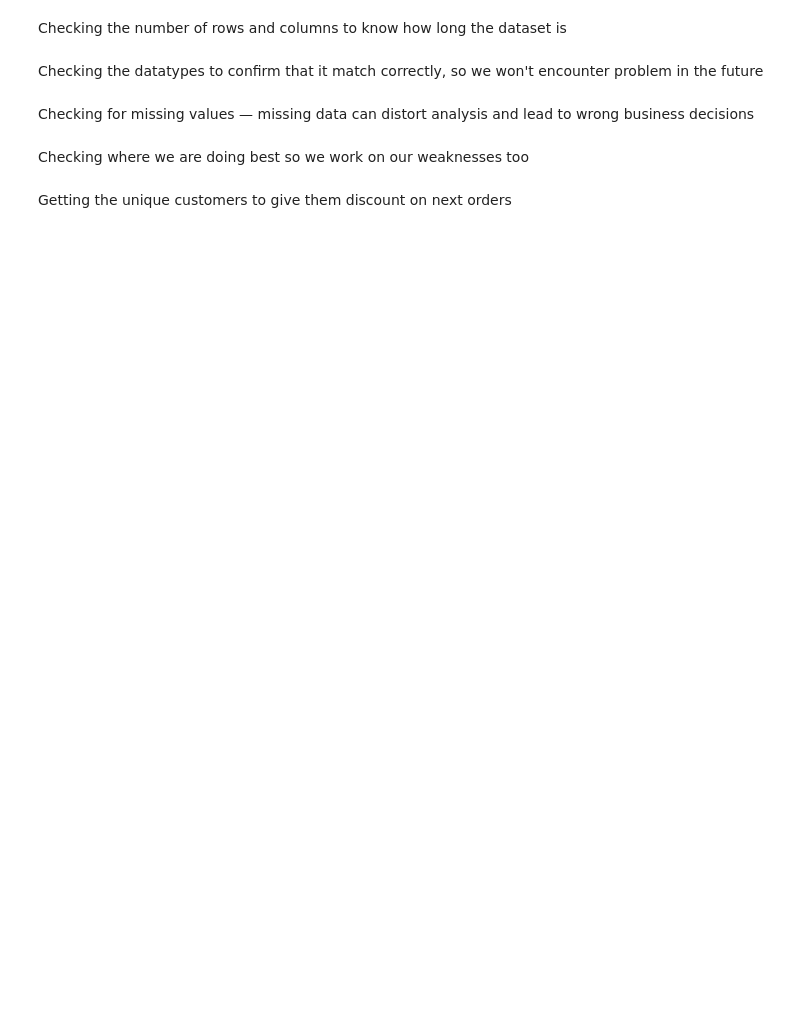
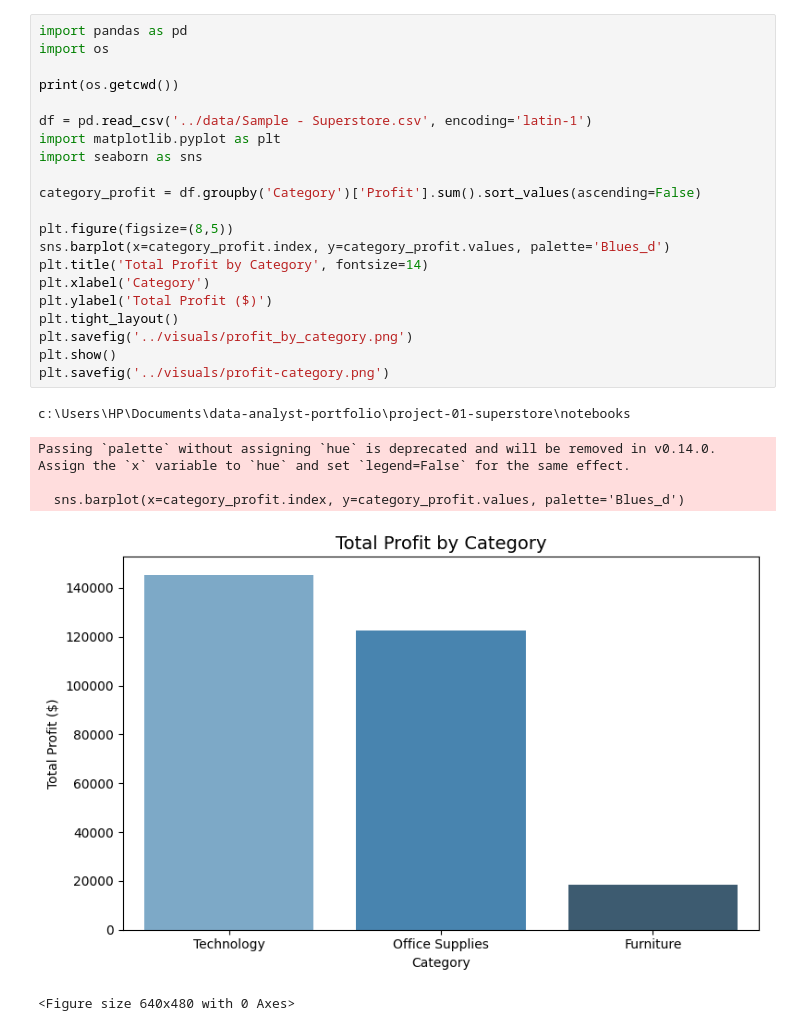
Before and after one commit to Sunday11488/data-analyst-portfolio, a Jupyter notebook: project-01-superstore/notebooks/analysis.ipynb, the cells around one changed output. Drawn from its saved outputs; the diff is of its cells as text; blank space fills up the shorter version.

Commit message:
Explained everything about the project

```diff
--- a/project-01-superstore/notebooks/analysis.ipynb
+++ b/project-01-superstore/notebooks/analysis.ipynb
@@ -5,10 +1,28 @@ Analyzing sales data to understand business performance and identify opportuniti
-# %% [markdown]
-Checking the number of rows and columns to know how long the dataset is
-# %% [markdown]
-Checking the datatypes to confirm that it match correctly, so we won't encounter problem in the future
-# %% [markdown]
-Checking for missing values — missing data can distort analysis and lead to wrong business decisions
-# %% [markdown]
-Checking where we are doing best so we work on our weaknesses too
-# %% [markdown]
-Getting the unique customers to give them discount on next orders
+# %%
+import pandas as pd
+import os
+
+print(os.getcwd())
+
+df = pd.read_csv('../data/Sample - Superstore.csv', encoding='latin-1')
+import matplotlib.pyplot as plt
+import seaborn as sns
+
+category_profit = df.groupby('Category')['Profit'].sum().sort_values(ascending=False)
+
+plt.figure(figsize=(8,5))
+sns.barplot(x=category_profit.index, y=category_profit.values, palette='Blues_d')
+plt.title('Total Profit by Category', fontsize=14)
+plt.xlabel('Category')
+plt.ylabel('Total Profit ($)')
+plt.tight_layout()
+plt.savefig('../visuals/profit_by_category.png')
+plt.show()
+plt.savefig('../visuals/profit-category.png')
+# %% [output]
+c:\Users\HP\Documents\data-analyst-portfolio\project-01-superstore\notebooks
+Passing `palette` without assigning `hue` is deprecated and will be removed in v0.14.0. Assign the `x` variable to `hue` and set `legend=False` for the same effect.
+
+  sns.barplot(x=category_profit.index, y=category_profit.values, palette='Blues_d')
+[figure, added]
+<Figure size 640x480 with 0 Axes>
```
Also changed, not shown: parts of 13 cells of this notebook, 5 other files.
